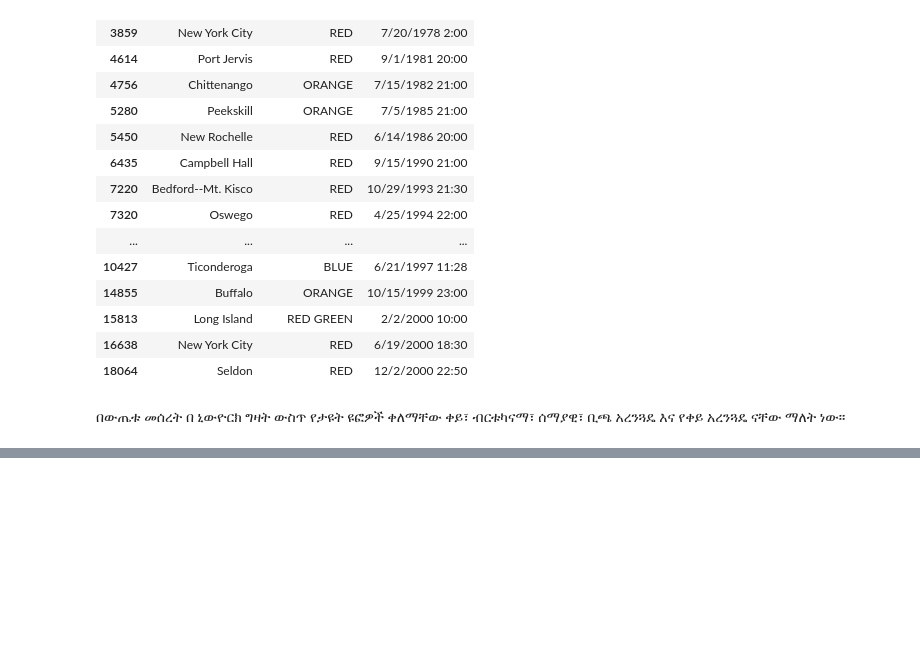
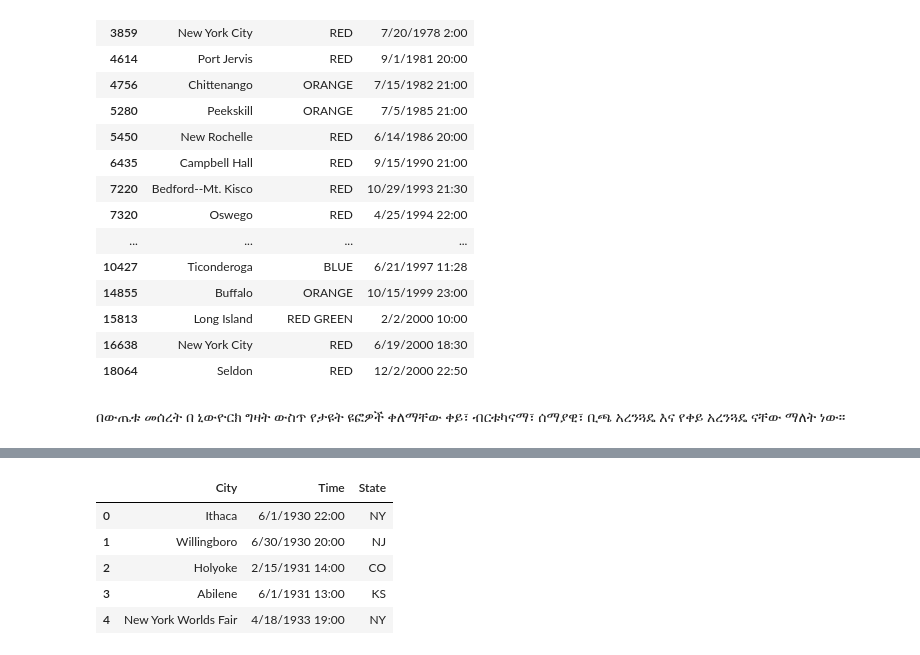
Before and after one commit to ttedla/beautiful-pandas, a Jupyter notebook: pandas_03.ipynb, the cells around one changed output, grey strips where cells are left out. Cells and saved outputs as stored; diff of their text form; code cells hidden in the pictures; blank space fills up the shorter version.

```diff
--- a/pandas_03.ipynb
+++ b/pandas_03.ipynb
@@ -147,0 +172,11 @@ import pandas as pd
+# %%
+# ስብር ቅንፍ በመጠቀም
+# ከአንድ በላይ አምድ መጥራት ስንፈልግ ሁለት ስብር ቅንፍ መጠቀም የግድ ነው።
+ዳታ_ፍሬም[['City', 'Time', 'State']].head()
+# %% [output]
+|  | City | Time | State |
+| 0 | Ithaca | 6/1/1930 22:00 | NY |
+| 1 | Willingboro | 6/30/1930 20:00 | NJ |
+| 2 | Holyoke | 2/15/1931 14:00 | CO |
+| 3 | Abilene | 6/1/1931 13:00 | KS |
+| 4 | New York Worlds Fair | 4/18/1933 19:00 | NY |
```
Also changed, not shown: parts of 12 cells of this notebook, 1 other file.
